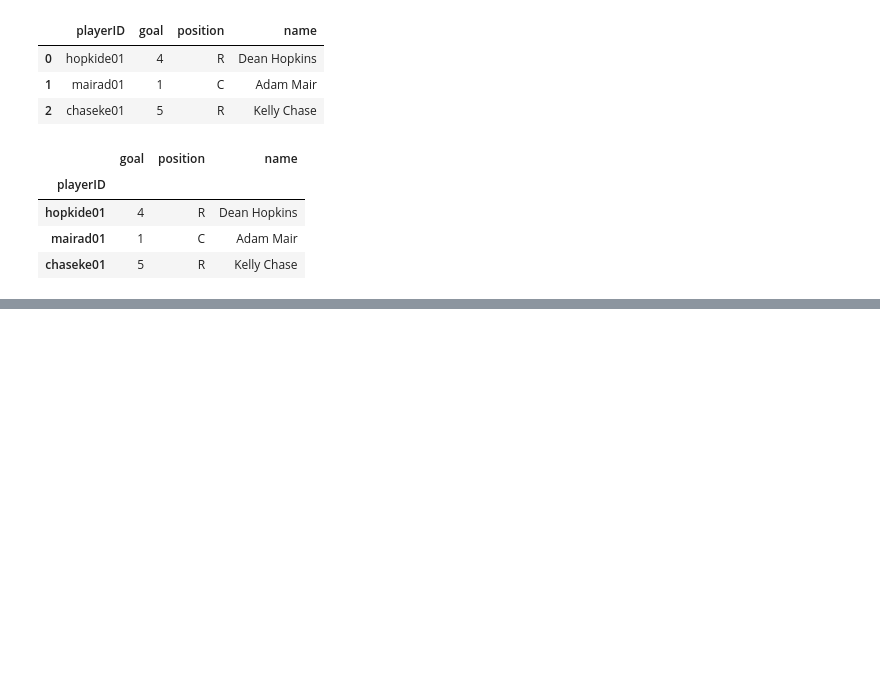
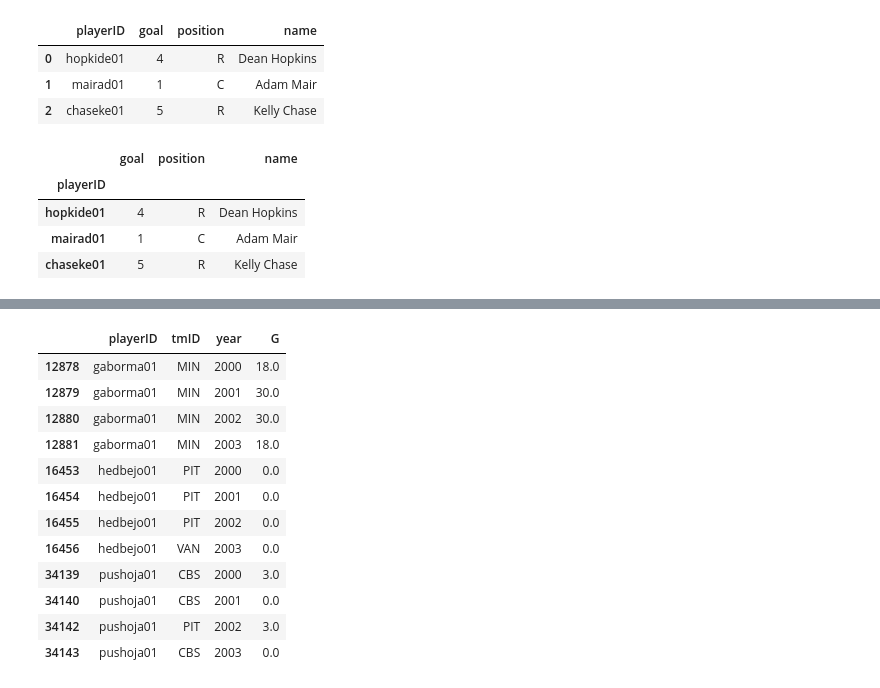
Before and after one commit to yaowenqiang/panda_playbook, a Jupyter notebook: advanced_pandas.ipynb, the cells around one changed output, grey strips where cells are left out. Cells and saved outputs as stored; diff of their text form; code cells hidden in the pictures; blank space fills up the shorter version.

```diff
--- a/advanced_pandas.ipynb
+++ b/advanced_pandas.ipynb
@@ -857,0 +1023,17 @@ df1.join([df2, df3])
+# %%
+larger_df3 = df3[['playerID', 'tmID', 'year', 'G']]
+larger_df3
+# %% [output]
+|  | playerID | tmID | year | G |
+| 12878 | gaborma01 | MIN | 2000 | 18.0 |
+| 12879 | gaborma01 | MIN | 2001 | 30.0 |
+| 12880 | gaborma01 | MIN | 2002 | 30.0 |
+| 12881 | gaborma01 | MIN | 2003 | 18.0 |
+| 16453 | hedbejo01 | PIT | 2000 | 0.0 |
+| 16454 | hedbejo01 | PIT | 2001 | 0.0 |
+| 16455 | hedbejo01 | PIT | 2002 | 0.0 |
+| 16456 | hedbejo01 | VAN | 2003 | 0.0 |
+| 34139 | pushoja01 | CBS | 2000 | 3.0 |
+| 34140 | pushoja01 | CBS | 2001 | 0.0 |
+| 34142 | pushoja01 | PIT | 2002 | 3.0 |
+| 34143 | pushoja01 | CBS | 2003 | 0.0 |
```
Also changed, not shown: parts of 24 cells of this notebook.
